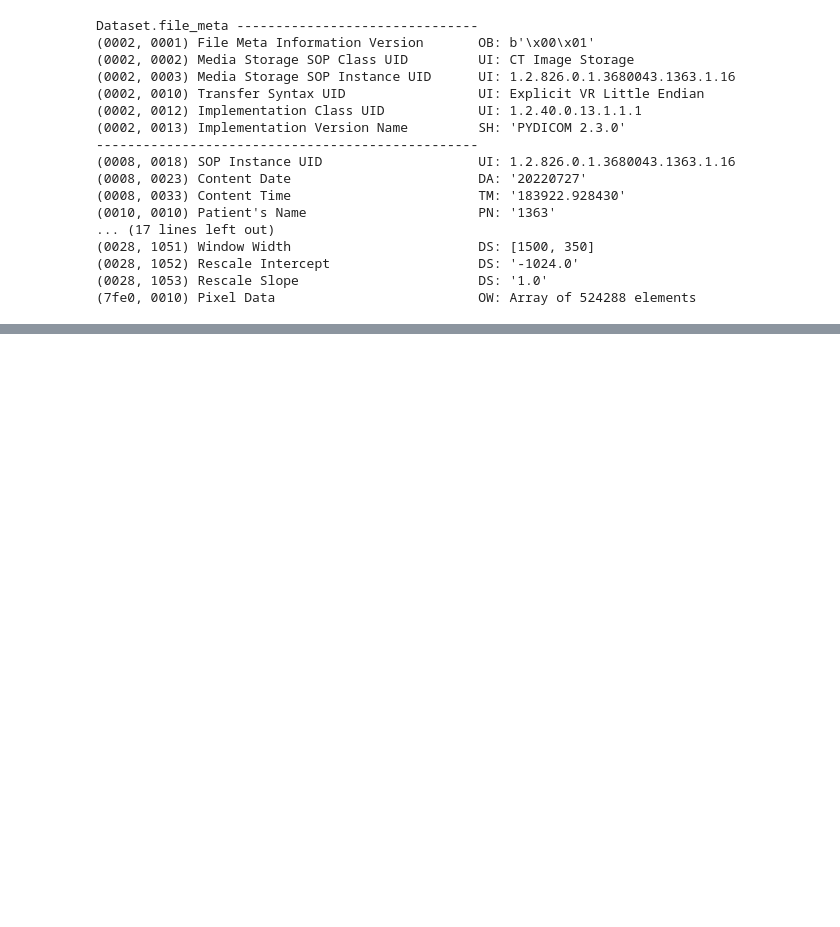
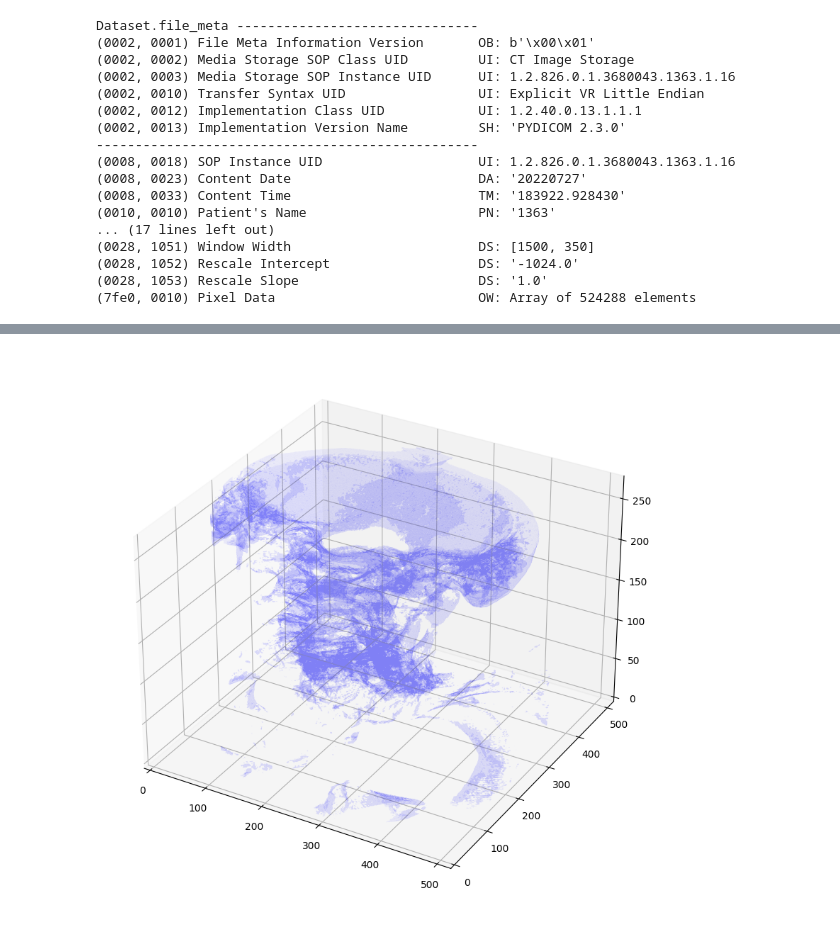
Before and after one commit to hatzav-ox/rsna-cervical-spine_poetry, a Jupyter notebook: notebooks/experiment.ipynb, the cells around one changed output, grey strips where cells are left out. Saved outputs shown, nothing was run; the diff lists cells and outputs as text; code cells hidden in the pictures; blank space fills up the shorter version.

```diff
--- a/notebooks/experiment.ipynb
+++ b/notebooks/experiment.ipynb
@@ -134,0 +296,4 @@ plt.axis('off')
+# %%
+plot_3d(dicom_3d, 1000)
+# %% [output]
+[figure, added]
```
Also changed, not shown: parts of 19 cells of this notebook, 11 other files.
